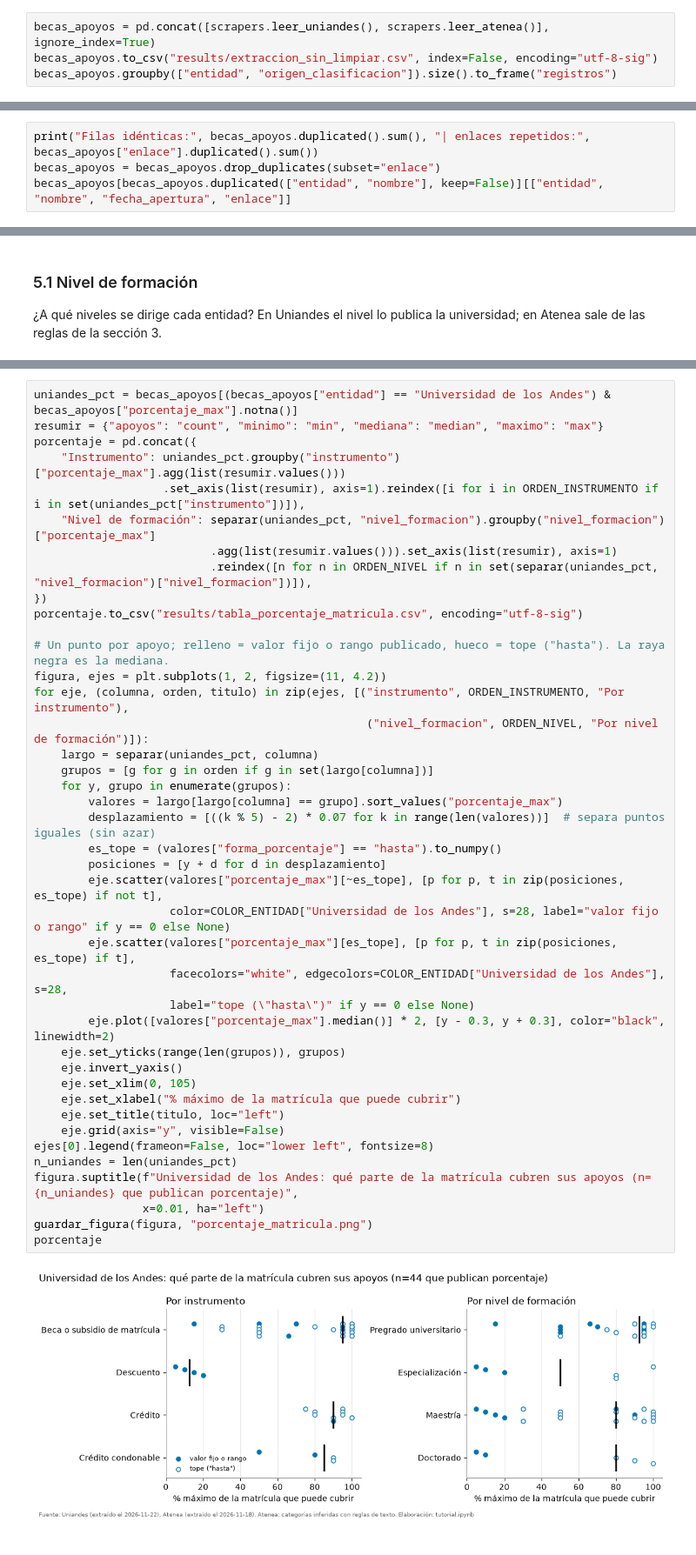
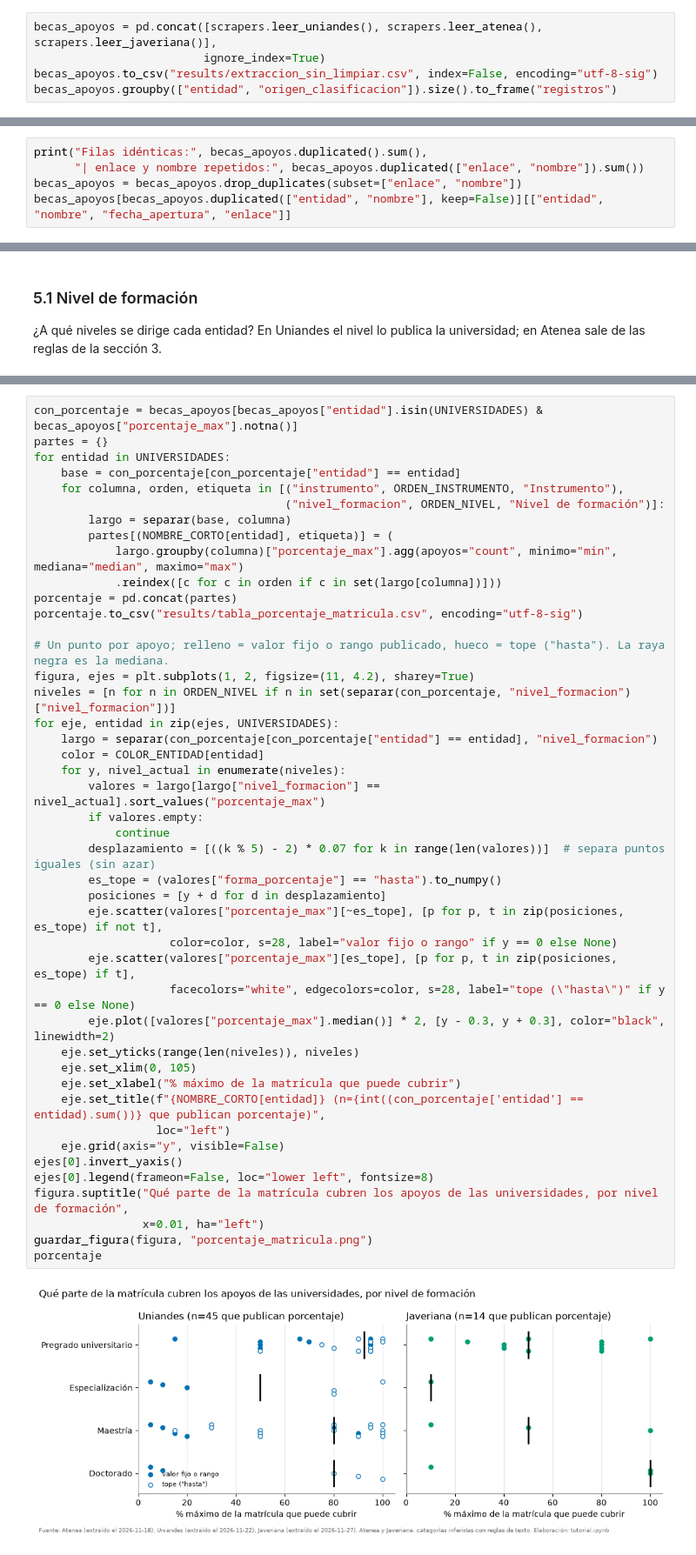
Before and after one commit to Daniel-R-Valderrama/Trabajo-Final-Python, a Jupyter notebook: tutorial.ipynb, the cells around one changed output, grey strips where cells are left out. Shown at 87% size. Cells and saved outputs as stored; diff of their text form.

```diff
--- a/tutorial.ipynb
+++ b/tutorial.ipynb
@@ -173,5 +229,6 @@ with pd.option_context("display.max_colwidth", None):
 # %%
-becas_apoyos = pd.concat([scrapers.leer_uniandes(), scrapers.leer_atenea()], ignore_index=True)
+becas_apoyos = pd.concat([scrapers.leer_uniandes(), scrapers.leer_atenea(), scrapers.leer_javeriana()],
+                         ignore_index=True)
 becas_apoyos.to_csv("results/extraccion_sin_limpiar.csv", index=False, encoding="utf-8-sig")
 becas_apoyos.groupby(["entidad", "origen_clasificacion"]).size().to_frame("registros")
 # %% [output]
@@ -222,5 +285,6 @@ Un registro está duplicado si repite el enlace. En Uniandes, el catálogo repit
 # %%
-print("Filas idénticas:", becas_apoyos.duplicated().sum(), "| enlaces repetidos:", becas_apoyos["enlace"].duplicated().sum())
-becas_apoyos = becas_apoyos.drop_duplicates(subset="enlace")
+print("Filas idénticas:", becas_apoyos.duplicated().sum(),
+      "| enlace y nombre repetidos:", becas_apoyos.duplicated(["enlace", "nombre"]).sum())
+becas_apoyos = becas_apoyos.drop_duplicates(subset=["enlace", "nombre"])
 becas_apoyos[becas_apoyos.duplicated(["entidad", "nombre"], keep=False)][["entidad", "nombre", "fecha_apertura", "enlace"]]
 # %% [output]
@@ -526,43 +603,46 @@ Atenea casi nunca publica un porcentaje, así que el detalle se mira en Uniandes
 # %%
-uniandes_pct = becas_apoyos[(becas_apoyos["entidad"] == "Universidad de los Andes") & becas_apoyos["porcentaje_max"].notna()]
-resumir = {"apoyos": "count", "minimo": "min", "mediana": "median", "maximo": "max"}
-porcentaje = pd.concat({
-    "Instrumento": uniandes_pct.groupby("instrumento")["porcentaje_max"].agg(list(resumir.values()))
-                   .set_axis(list(resumir), axis=1).reindex([i for i in ORDEN_INSTRUMENTO if i in set(uniandes_pct["instrumento"])]),
-    "Nivel de formación": separar(uniandes_pct, "nivel_formacion").groupby("nivel_formacion")["porcentaje_max"]
-                          .agg(list(resumir.values())).set_axis(list(resumir), axis=1)
-                          .reindex([n for n in ORDEN_NIVEL if n in set(separar(uniandes_pct, "nivel_formacion")["nivel_formacion"])]),
-})
+con_porcentaje = becas_apoyos[becas_apoyos["entidad"].isin(UNIVERSIDADES) & becas_apoyos["porcentaje_max"].notna()]
+partes = {}
+for entidad in UNIVERSIDADES:
+    base = con_porcentaje[con_porcentaje["entidad"] == entidad]
+    for columna, orden, etiqueta in [("instrumento", ORDEN_INSTRUMENTO, "Instrumento"),
+                                     ("nivel_formacion", ORDEN_NIVEL, "Nivel de formación")]:
+        largo = separar(base, columna)
+        partes[(NOMBRE_CORTO[entidad], etiqueta)] = (
+            largo.groupby(columna)["porcentaje_max"].agg(apoyos="count", minimo="min", mediana="median", maximo="max")
+            .reindex([c for c in orden if c in set(largo[columna])]))
+porcentaje = pd.concat(partes)
 porcentaje.to_csv("results/tabla_porcentaje_matricula.csv", encoding="utf-8-sig")
 
 # Un punto por apoyo; relleno = valor fijo o rango publicado, hueco = tope ("hasta"). La raya negra es la mediana.
-figura, ejes = plt.subplots(1, 2, figsize=(11, 4.2))
-for eje, (columna, orden, titulo) in zip(ejes, [("instrumento", ORDEN_INSTRUMENTO, "Por instrumento"),
-                                                 ("nivel_formacion", ORDEN_NIVEL, "Por nivel de formación")]):
-    largo = separar(uniandes_pct, columna)
-    grupos = [g for g in orden if g in set(largo[columna])]
-    for y, grupo in enumerate(grupos):
-        valores = largo[largo[columna] == grupo].sort_values("porcentaje_max")
+figura, ejes = plt.subplots(1, 2, figsize=(11, 4.2), sharey=True)
+niveles = [n for n in ORDEN_NIVEL if n in set(separar(con_porcentaje, "nivel_formacion")["nivel_formacion"])]
+for eje, entidad in zip(ejes, UNIVERSIDADES):
+    largo = separar(con_porcentaje[con_porcentaje["entidad"] == entidad], "nivel_formacion")
+    color = COLOR_ENTIDAD[entidad]
+    for y, nivel_actual in enumerate(niveles):
+        valores = largo[largo["nivel_formacion"] == nivel_actual].sort_values("porcentaje_max")
+        if valores.empty:
+            continue
         desplazamiento = [((k % 5) - 2) * 0.07 for k in range(len(valores))]  # separa puntos iguales (sin azar)
         es_tope = (valores["forma_porcentaje"] == "hasta").to_numpy()
         posiciones = [y + d for d in desplazamiento]
         eje.scatter(valores["porcentaje_max"][~es_tope], [p for p, t in zip(posiciones, es_tope) if not t],
-                    color=COLOR_ENTIDAD["Universidad de los Andes"], s=28, label="valor fijo o rango" if y == 0 else None)
+                    color=color, s=28, label="valor fijo o rango" if y == 0 else None)
         eje.scatter(valores["porcentaje_max"][es_tope], [p for p, t in zip(posiciones, es_tope) if t],
-                    facecolors="white", edgecolors=COLOR_ENTIDAD["Universidad de los Andes"], s=28,
-                    label="tope (\"hasta\")" if y == 0 else None)
+                    facecolors="white", edgecolors=color, s=28, label="tope (\"hasta\")" if y == 0 else None)
         eje.plot([valores["porcentaje_max"].median()] * 2, [y - 0.3, y + 0.3], color="black", linewidth=2)
-    eje.set_yticks(range(len(grupos)), grupos)
-    eje.invert_yaxis()
+    eje.set_yticks(range(len(niveles)), niveles)
     eje.set_xlim(0, 105)
     eje.set_xlabel("% máximo de la matrícula que puede cubrir")
-    eje.set_title(titulo, loc="left")
+    eje.set_title(f"{NOMBRE_CORTO[entidad]} (n={int((con_porcentaje['entidad'] == entidad).sum())} que publican porcentaje)",
+                  loc="left")
     eje.grid(axis="y", visible=False)
+ejes[0].invert_yaxis()
 ejes[0].legend(frameon=False, loc="lower left", fontsize=8)
-n_uniandes = len(uniandes_pct)
-figura.suptitle(f"Universidad de los Andes: qué parte de la matrícula cubren sus apoyos (n={n_uniandes} que publican porcentaje)",
+figura.suptitle("Qué parte de la matrícula cubren los apoyos de las universidades, por nivel de formación",
                 x=0.01, ha="left")
 guardar_figura(figura, "porcentaje_matricula.png")
 porcentaje
 # %% [output]
-[figure, old version]
+[figure, new version]
```
Also changed, not shown: parts of 54 cells of this notebook, 30 other files.
